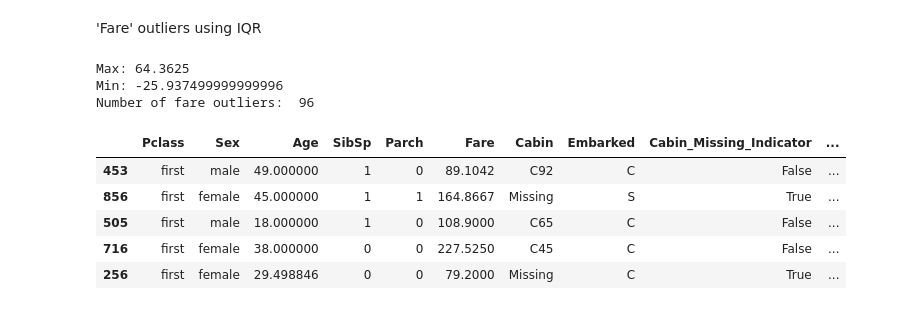
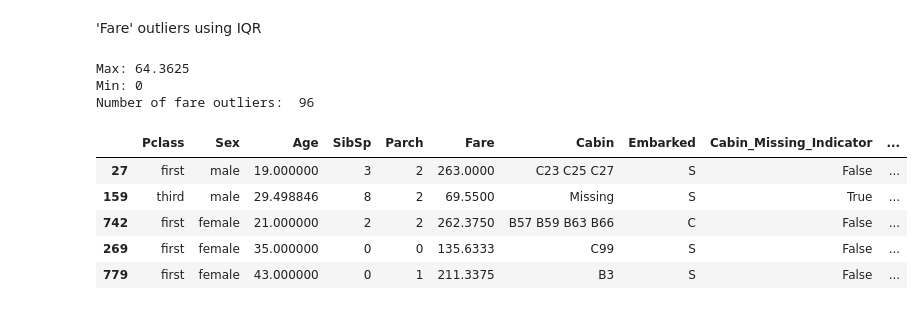
Before and after one commit to mehrab-abir/ai-ml, a Jupyter notebook: Machine Learning/Applied Machine Learning/Feature Engineering/titanic_dataset_fe.ipynb, the cells around one changed output. Saved outputs shown, nothing was run; the diff lists cells and outputs as text; code cells hidden in the pictures.

```diff
--- a/Machine Learning/Applied Machine Learning/Feature Engineering/titanic_dataset_fe.ipynb
+++ b/Machine Learning/Applied Machine Learning/Feature Engineering/titanic_dataset_fe.ipynb
@@ -353,24 +342,24 @@ Number of age outliers:  54
 # %%
 fare_q1 = x_train['Fare'].quantile(0.25)
 fare_q3 = x_train['Fare'].quantile(0.75)
 
 fare_iqr = fare_q3 - fare_q1
 
 max_range = fare_q3 + (1.5 * fare_iqr)
-min_range = fare_q1 - (1.5 * fare_iqr)
+min_range = max(0,fare_q1 - (1.5 * fare_iqr)) # becasue the value goes to negative side, so capping at 0
 
 print(f"Max: {max_range}\nMin: {min_range}")
 
 fare_outliers = x_train[(x_train['Fare']<min_range) | (x_train['Fare'] > max_range)]
 print("Number of fare outliers: ",len(fare_outliers))
 display(fare_outliers.sample(5))
 # %% [output]
 Max: 64.3625
-Min: -25.937499999999996
+Min: 0
 Number of fare outliers:  96
 |  | Pclass | Sex | Age | SibSp | Parch | Fare | Cabin | Embarked | Cabin_Missing_Indicator | ... |
-| 453 | first | male | 49.000000 | 1 | 0 | 89.1042 | C92 | C | False | ... |
-| 856 | first | female | 45.000000 | 1 | 1 | 164.8667 | Missing | S | True | ... |
-| 505 | first | male | 18.000000 | 1 | 0 | 108.9000 | C65 | C | False | ... |
-| 716 | first | female | 38.000000 | 0 | 0 | 227.5250 | C45 | C | False | ... |
-| 256 | first | female | 29.498846 | 0 | 0 | 79.2000 | Missing | C | True | ... |
+| 27 | first | male | 19.000000 | 3 | 2 | 263.0000 | C23 C25 C27 | S | False | ... |
+| 159 | third | male | 29.498846 | 8 | 2 | 69.5500 | Missing | S | True | ... |
+| 742 | first | female | 21.000000 | 2 | 2 | 262.3750 | B57 B59 B63 B66 | C | False | ... |
+| 269 | first | female | 35.000000 | 0 | 0 | 135.6333 | C99 | S | False | ... |
+| 779 | first | female | 43.000000 | 0 | 1 | 211.3375 | B3 | S | False | ... |
```
Also changed, not shown: parts of 12 cells of this notebook.
